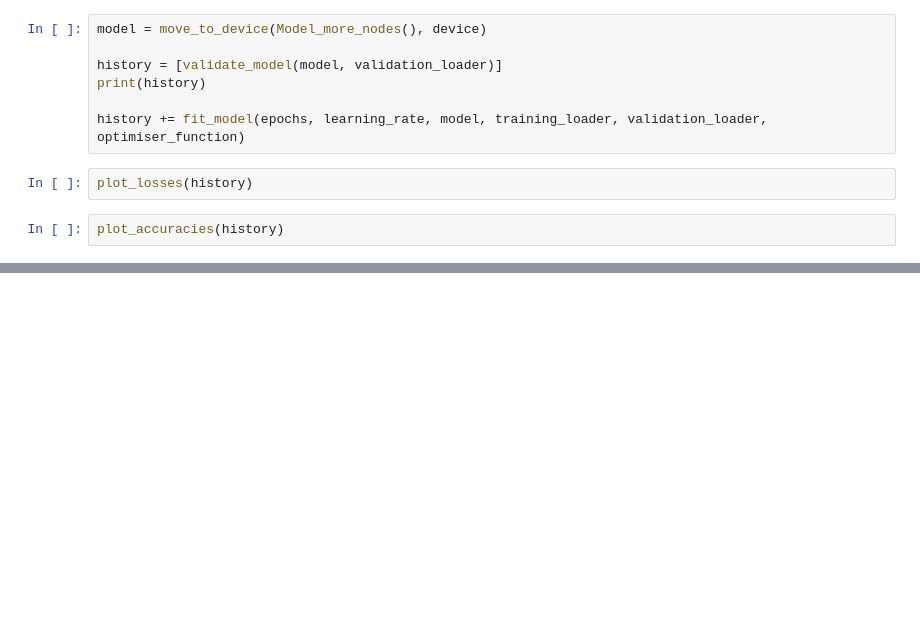
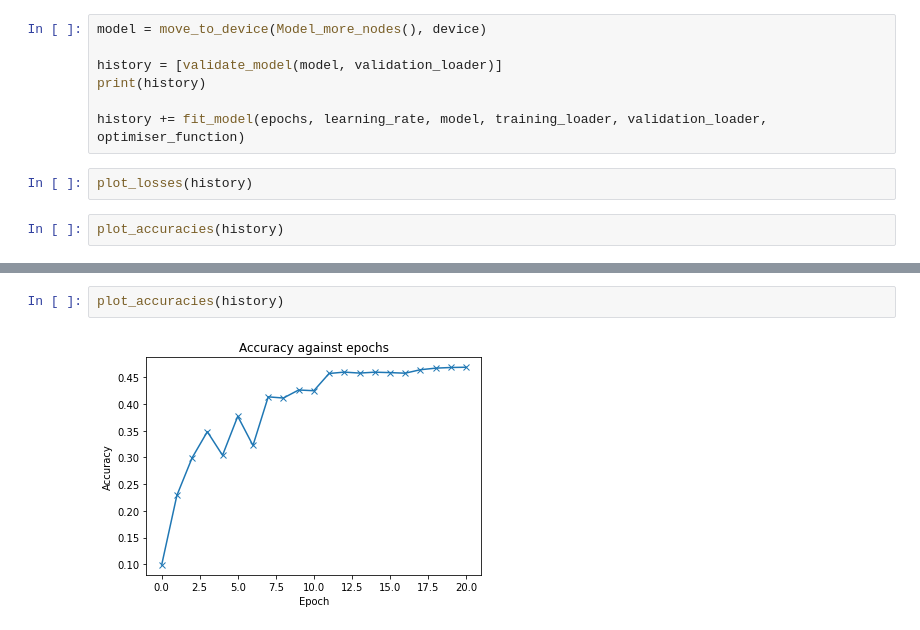
Before and after one commit to EamonnOCearnaigh/NeuralNetworks, a Jupyter notebook: Task 4.ipynb, the cells around one changed output, grey strips where cells are left out. Cells and saved outputs as stored; diff of their text form; blank space fills up the shorter version.

```diff
--- a/Task 4.ipynb
+++ b/Task 4.ipynb
@@ -1072,0 +1328,4 @@ plot_accuracies(history)
+# %%
+plot_accuracies(history)
+# %% [output]
+[figure, added]
```
Also changed, not shown: parts of 65 cells of this notebook.
